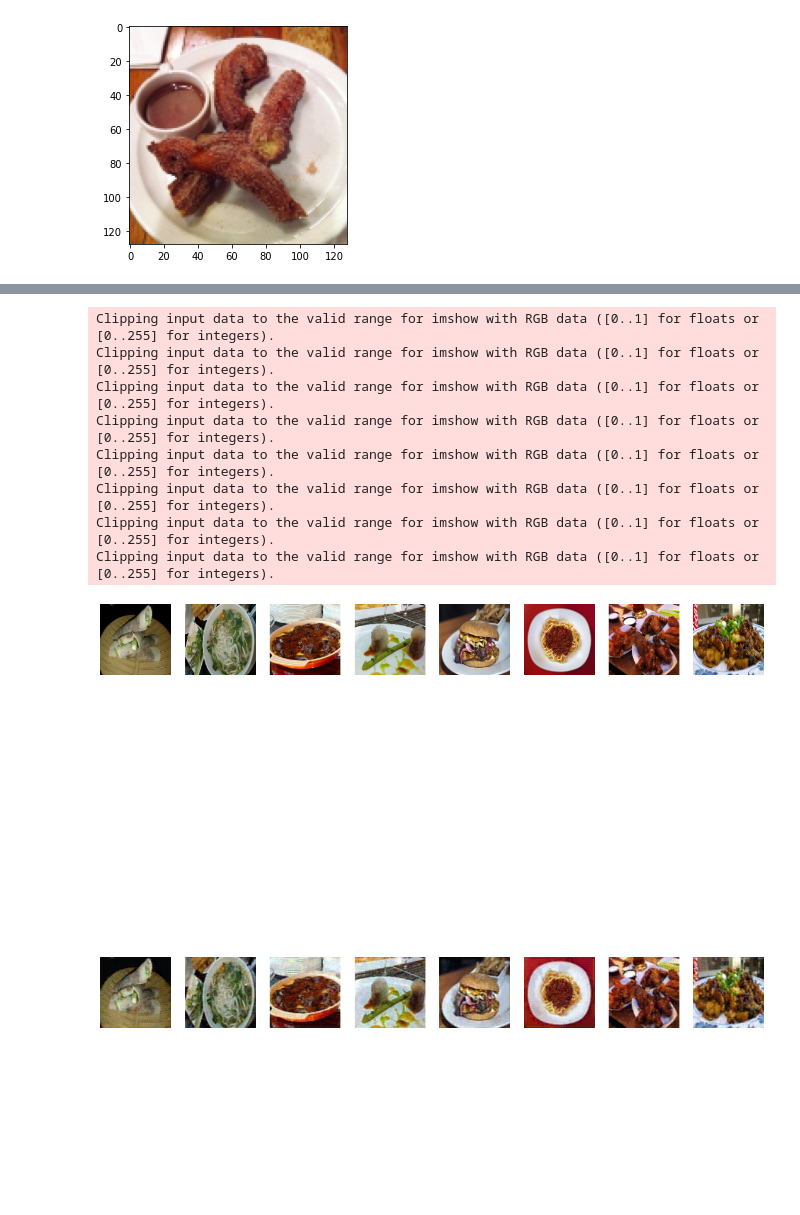
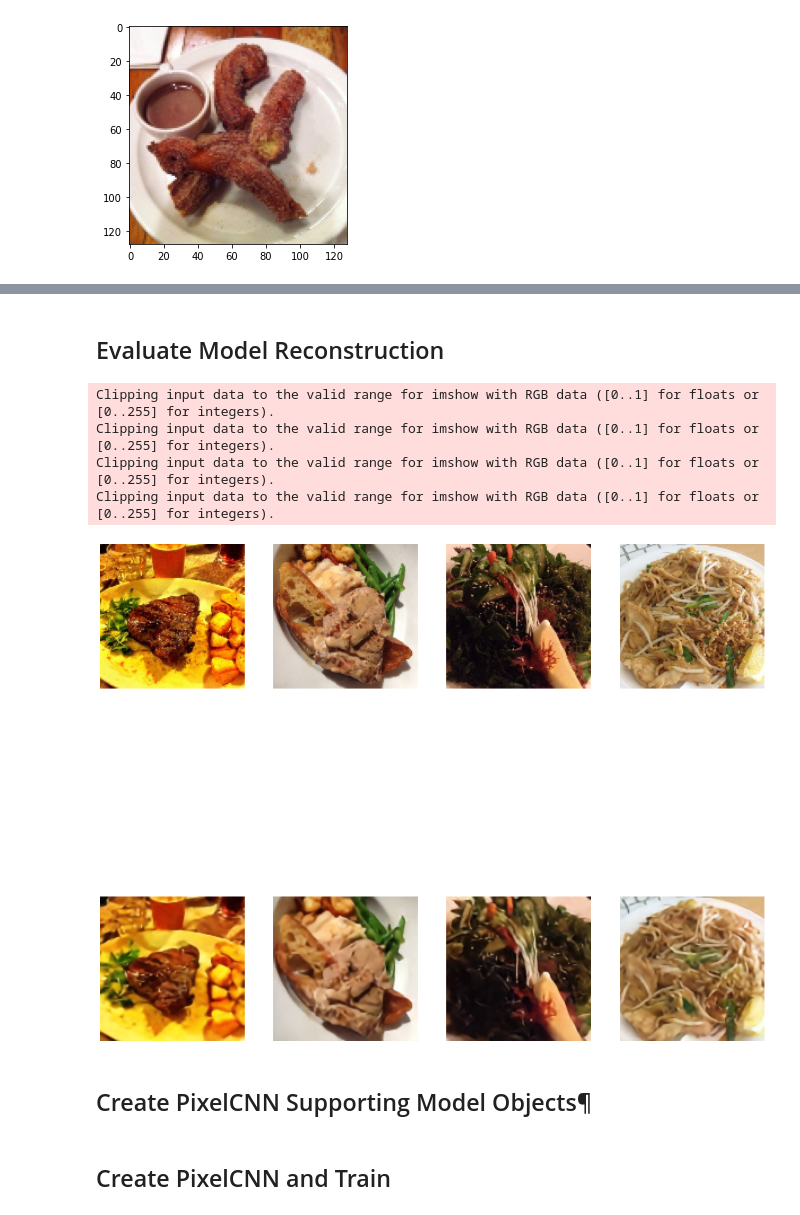
Before and after one commit to josephfemia/VQ-VAE-Pytorch, a Jupyter notebook: VQ VAE.ipynb, the cells around one changed output, grey strips where cells are left out. Cells and saved outputs as stored; diff of their text form; code cells hidden in the pictures; blank space fills up the shorter version.

Commit message:
Add PixelCNN support

```diff
--- a/VQ VAE.ipynb
+++ b/VQ VAE.ipynb
@@ -145,6 +161,14 @@ class VectorQuantizer(nn.Module):
         quantized = quantized.permute(0, 3, 1, 2).contiguous()
 
         return loss, quantized, perplexity, encodings, encoding_indices
+
+    def get_quantized(self, encoding_indices):
+        batch, _, row, col = encoding_indices.shape
+        encodings = torch.zeros((batch*row*col, self._num_embeddings), device=encoding_indices.device)
+        encodings.scatter_(1, encoding_indices.view(-1, 1).long(), 1)
+
+        quantized = torch.matmul(encodings, self.codebook.weight).view(batch, row, col, -1)
+        return quantized.permute(0, 3, 1, 2).contiguous()
 # %%
 class VQVAE(nn.Module):
     def __init__(self, num_embeddings, embedding_dim, commitment_weight):
@@ -159,3 +183,20 @@ class VQVAE(nn.Module):
         loss, quantized, perplexity, encodings, encoding_indices = self.vq(encoded)
         decoded = self.decoder(quantized)
         return loss, decoded, perplexity
+
+    def get_quantized(self, encoding_indices):
+        return self.vq.get_quantized(encoding_indices)
+# %%
+def visualize_reconstruction(data, reconstructions):
+    row = 0
+    fig, ax = plt.subplots(2, 4, figsize=(20, 20))
+
+    for i in range(8):
+        if i % 4 == 0 and i != 0:
+            row += 1
+        if row == 0:
+            ax[row, i % 4].imshow(data[i % 4].permute(1, 2, 0).cpu().detach().numpy())
+        else:
+            ax[row, i % 4].imshow(reconstructions[i % 4].permute(1, 2, 0).cpu().detach().numpy())
+        ax[row, i % 4].axis('off')
+    plt.show()
@@ -212,2 +270,4 @@ torch.save(vqvae.state_dict(), 'vqvae_model_100000.pkl')
+# %% [markdown]
+## Evaluate Model Reconstruction
 # %%
 (data, _) = next(iter(food101_dl))
@@ -214,28 +275,14 @@ torch.save(vqvae.state_dict(), 'vqvae_model_100000.pkl')
 # %%
-data = data.to(device)
-
 encoded = vqvae.encoder(data)
-_, quantized, _, _, _ = vqvae.vq(encoded)
+loss, quantized, perplexity, encodings, encoding_indices = vqvae.vq(encoded)
 reconstructions = vqvae.decoder(quantized)
 # %%
-row = 0
-fig, ax = plt.subplots(2, 8, figsize=(20, 20))
-
-for i in range(16):
-    if i % 8 == 0 and i != 0:
-        row += 1
-    if row == 0:
-        ax[row, i % 8].imshow(data[i % 8].permute(1, 2, 0).cpu().detach().numpy())
-    else:
-        ax[row, i % 8].imshow(reconstructions[i % 8].permute(1, 2, 0).cpu().detach().numpy())
-    ax[row, i % 8].axis('off')
+visualize_reconstruction(data, reconstructions)
 # %% [output]
 Clipping input data to the valid range for imshow with RGB data ([0..1] for floats or [0..255] for integers).
 Clipping input data to the valid range for imshow with RGB data ([0..1] for floats or [0..255] for integers).
 Clipping input data to the valid range for imshow with RGB data ([0..1] for floats or [0..255] for integers).
 Clipping input data to the valid range for imshow with RGB data ([0..1] for floats or [0..255] for integers).
-Clipping input data to the valid range for imshow with RGB data ([0..1] for floats or [0..255] for integers).
-Clipping input data to the valid range for imshow with RGB data ([0..1] for floats or [0..255] for integers).
-Clipping input data to the valid range for imshow with RGB data ([0..1] for floats or [0..255] for integers).
-Clipping input data to the valid range for imshow with RGB data ([0..1] for floats or [0..255] for integers).
-[figure, old version]
+[figure, new version]
+# %% [markdown]
+## Create PixelCNN Supporting Model Objects¶
@@ -241,0 +350,2 @@ Clipping input data to the valid range for imshow with RGB data ([0..1] for floa
+# %% [markdown]
+## Create PixelCNN and Train
```
Also changed, not shown: parts of 22 cells of this notebook, 1 other file.
